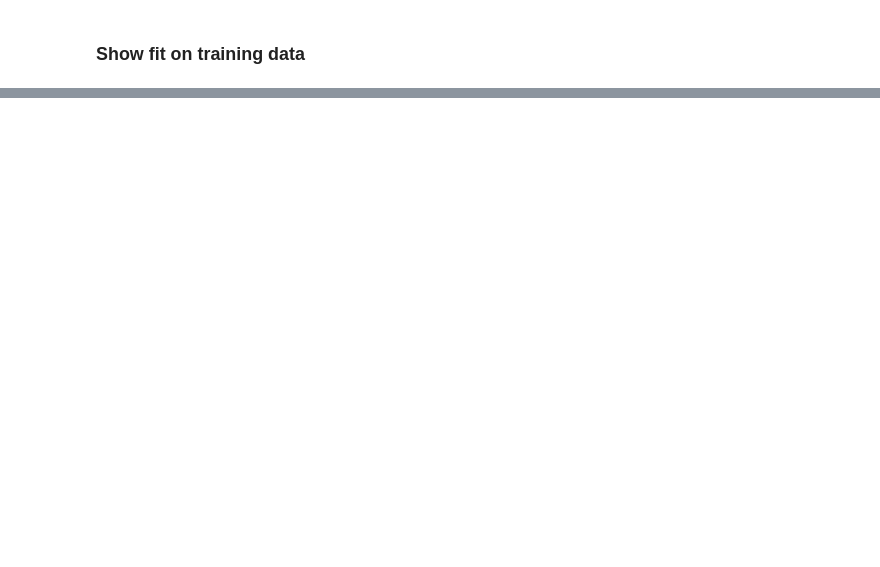
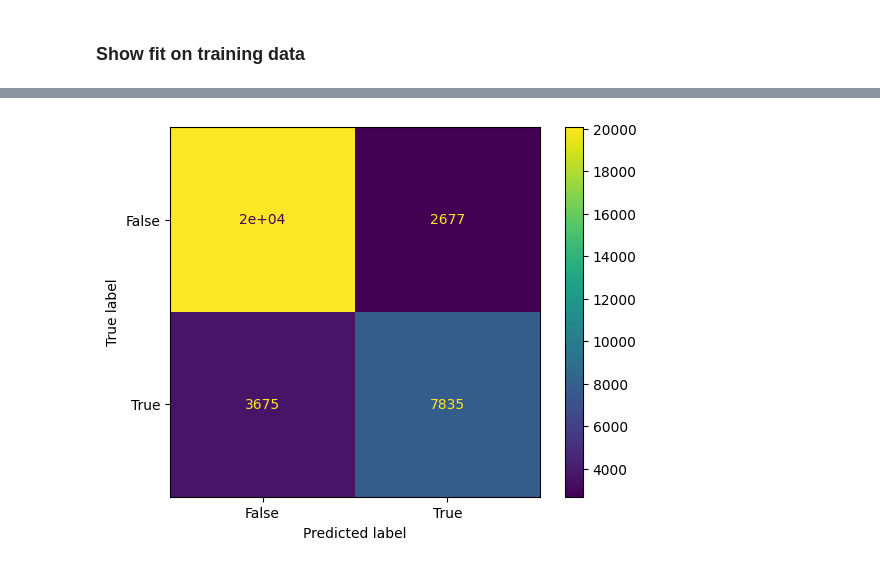
Before and after one commit to s-kganz/ForestLST, a Jupyter notebook: notebooks/build_preisler_nn.ipynb, the cells around one changed output, grey strips where cells are left out. Drawn from its saved outputs; the diff is of its cells as text; code cells hidden in the pictures; blank space fills up the shorter version.

```diff
--- a/notebooks/build_preisler_nn.ipynb
+++ b/notebooks/build_preisler_nn.ipynb
@@ -424,0 +292,8 @@ plt.show()
+# %%
+y_test = ds_test.mortality
+y_test_hat = model.predict(tf_test.batch(512))[1]
+y_test_hat_classif = y_test_hat > 0.5
+
+ConfusionMatrixDisplay.from_predictions(y_test, y_test_hat_classif)
+plt.show()
+# %% [output]
@@ -424,0 +301 @@ plt.show()
+[figure, added]
```
Also changed, not shown: parts of 42 cells of this notebook, 1 other file.
